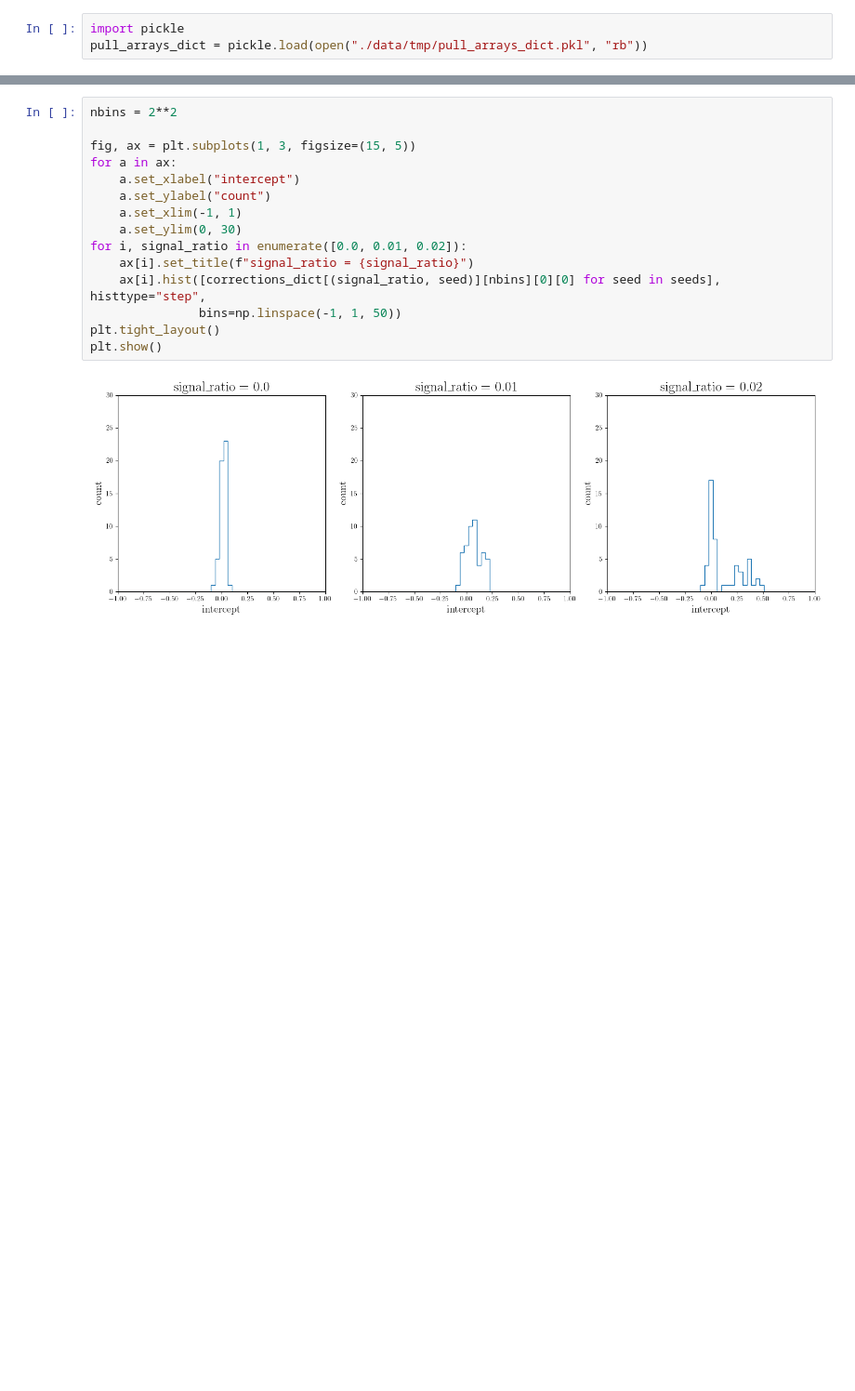
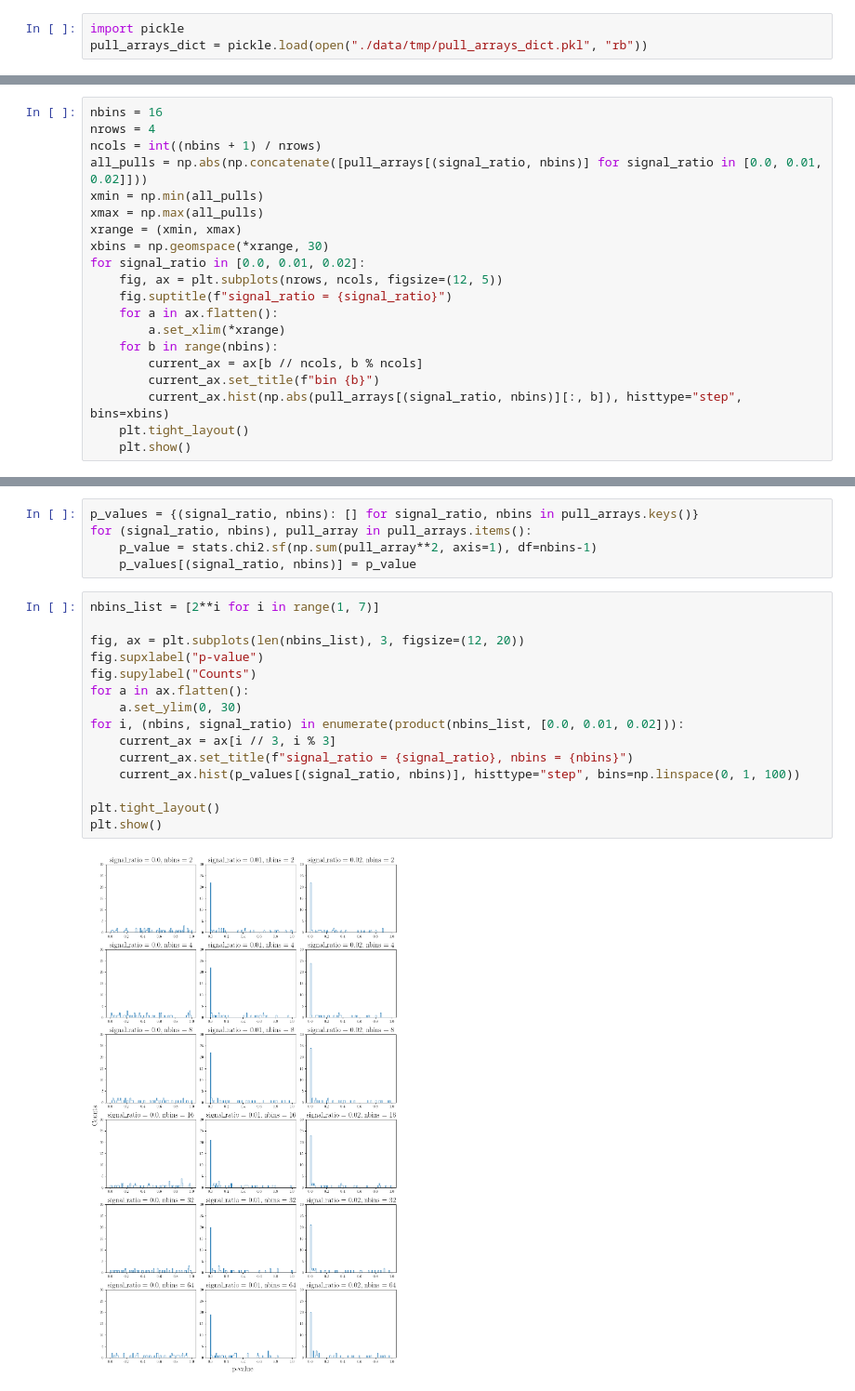
Before and after one commit to soheunyi/SRFinder, a Jupyter notebook: soheun/notebooks/systematic_error_as_nuisance.ipynb, the cells around one changed output, grey strips where cells are left out. Shown at 93% size. Saved outputs shown, nothing was run; the diff lists cells and outputs as text; blank space fills up the shorter version.

Commit message:
Systematic error correction

```diff
--- a/soheun/notebooks/systematic_error_as_nuisance.ipynb
+++ b/soheun/notebooks/systematic_error_as_nuisance.ipynb
@@ -240,0 +398,20 @@ signal_ratio = 0.02
+# %%
+nbins = 16
+nrows = 4
+ncols = int((nbins + 1) / nrows)
+all_pulls = np.abs(np.concatenate([pull_arrays[(signal_ratio, nbins)] for signal_ratio in [0.0, 0.01, 0.02]]))
+xmin = np.min(all_pulls)
+xmax = np.max(all_pulls)
+xrange = (xmin, xmax)
+xbins = np.geomspace(*xrange, 30)
+for signal_ratio in [0.0, 0.01, 0.02]:
+    fig, ax = plt.subplots(nrows, ncols, figsize=(12, 5))
+    fig.suptitle(f"signal_ratio = {signal_ratio}")
+    for a in ax.flatten():
+        a.set_xlim(*xrange)
+    for b in range(nbins):
+        current_ax = ax[b // ncols, b % ncols]
+        current_ax.set_title(f"bin {b}")
+        current_ax.hist(np.abs(pull_arrays[(signal_ratio, nbins)][:, b]), histtype="step", bins=xbins)
+    plt.tight_layout()
+    plt.show()
@@ -241,17 +422,22 @@ signal_ratio = 0.02
+# %%
+p_values = {(signal_ratio, nbins): [] for signal_ratio, nbins in pull_arrays.keys()}
+for (signal_ratio, nbins), pull_array in pull_arrays.items():
+    p_value = stats.chi2.sf(np.sum(pull_array**2, axis=1), df=nbins-1)
+    p_values[(signal_ratio, nbins)] = p_value
 # %%
-nbins = 2**2
+nbins_list = [2**i for i in range(1, 7)]
 
-fig, ax = plt.subplots(1, 3, figsize=(15, 5))
-for a in ax:
-    a.set_xlabel("intercept")
-    a.set_ylabel("count")
-    a.set_xlim(-1, 1)
+fig, ax = plt.subplots(len(nbins_list), 3, figsize=(12, 20))
+fig.supxlabel("p-value")
+fig.supylabel("Counts")
+for a in ax.flatten():
     a.set_ylim(0, 30)
-for i, signal_ratio in enumerate([0.0, 0.01, 0.02]):
-    ax[i].set_title(f"signal_ratio = {signal_ratio}")
-    ax[i].hist([corrections_dict[(signal_ratio, seed)][nbins][0][0] for seed in seeds], histtype="step",
-               bins=np.linspace(-1, 1, 50))
+for i, (nbins, signal_ratio) in enumerate(product(nbins_list, [0.0, 0.01, 0.02])):
+    current_ax = ax[i // 3, i % 3]
+    current_ax.set_title(f"signal_ratio = {signal_ratio}, nbins = {nbins}")
+    current_ax.hist(p_values[(signal_ratio, nbins)], histtype="step", bins=np.linspace(0, 1, 100))
+
 plt.tight_layout()
 plt.show()
 # %% [output]
-[figure, old version]
+[figure, new version]
```
Also changed, not shown: parts of 16 cells of this notebook, 1 other file.
